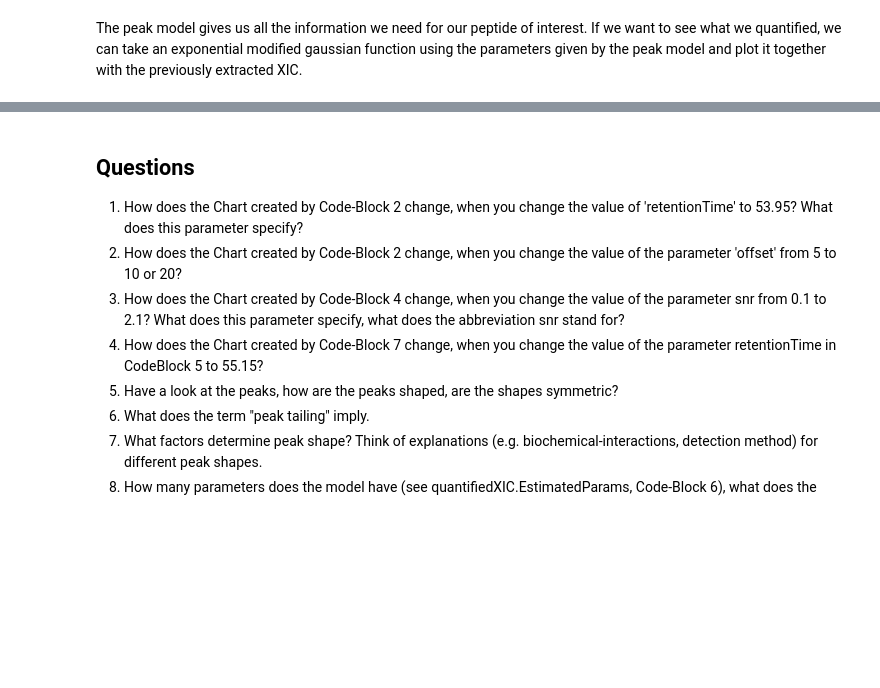
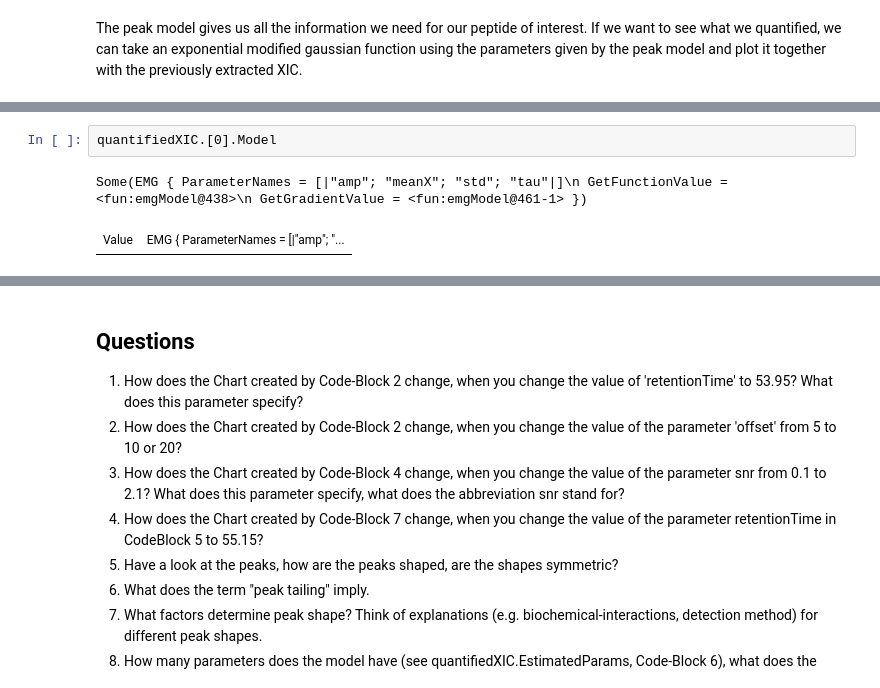
Before and after one commit to paulineHans/BIO-BTE-06-L-7, a Jupyter notebook: Notebooks/NB05a_Quantification.ipynb, the cells around one changed output, grey strips where cells are left out. Drawn from its saved outputs; the diff is of its cells as text; blank space fills up the shorter version.

```diff
--- a/Notebooks/NB05a_Quantification.ipynb
+++ b/Notebooks/NB05a_Quantification.ipynb
@@ -341,3 +462,8 @@ eval
+# %%
+quantifiedXIC.[0].Model
+# %% [output]
+Some(EMG { ParameterNames = [|"amp"; "meanX"; "std"; "tau"|]\n GetFunctionValue = <fun:emgModel@438>\n GetGradientValue = <fun:emgModel@461-1> })
+| Value | EMG { ParameterNames = [|"amp"; "... |
 # %%
 // Code-Block 7
 
```
Also changed, not shown: parts of 14 cells of this notebook, 1 other file.
